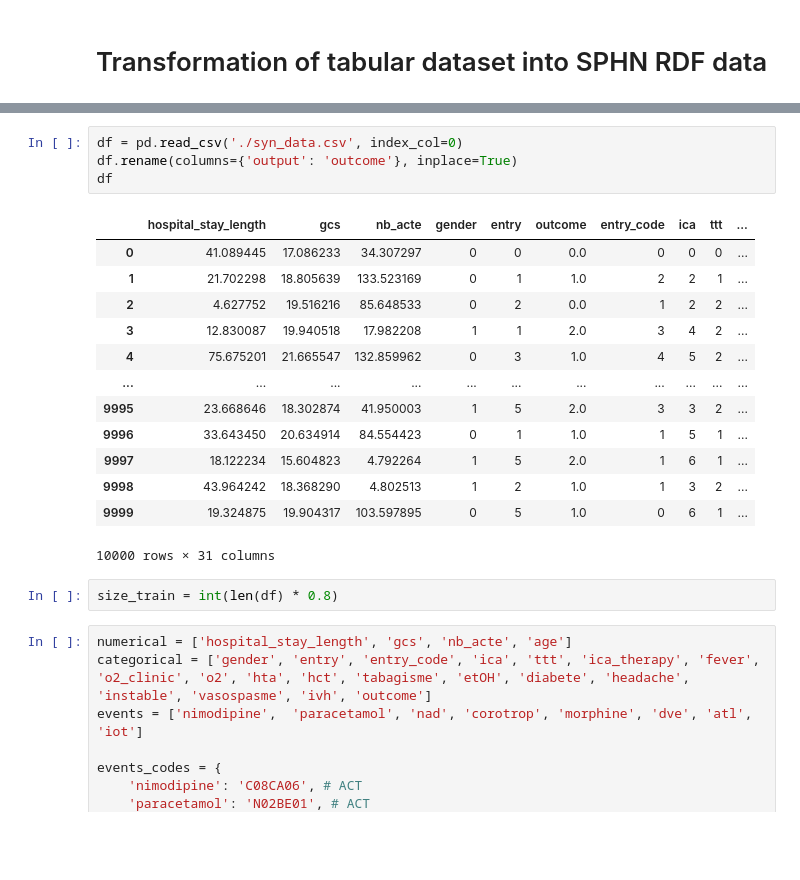
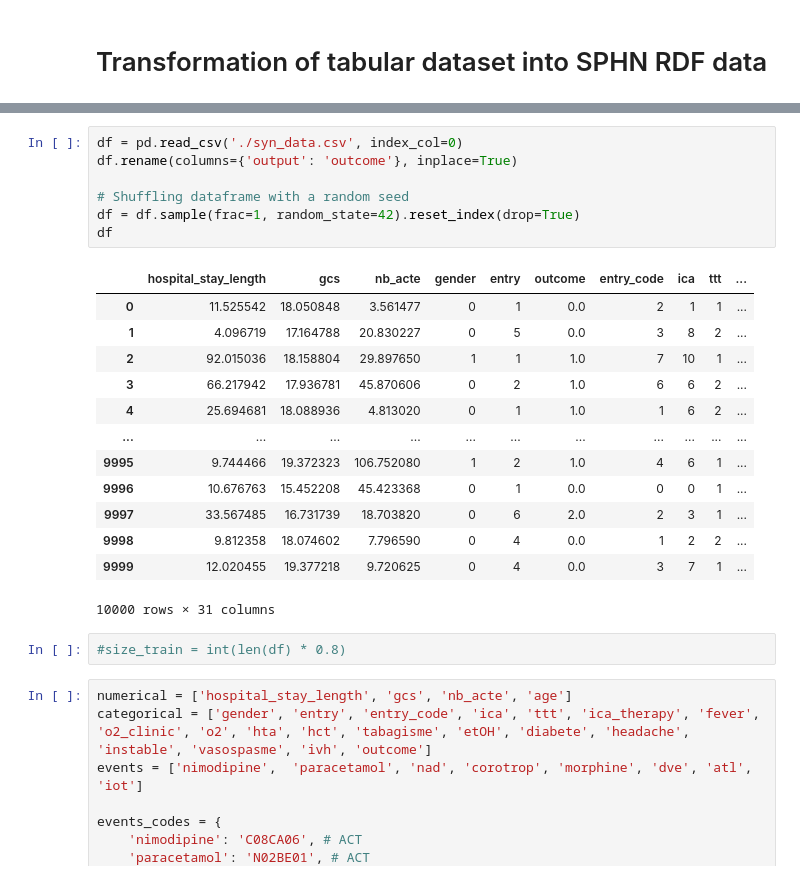
Before and after one commit to TeamHeKA/neurovasc, a Jupyter notebook: notebooks/Data Generation/SPHN_synthetic_dataset.ipynb, the cells around one changed output, grey strips where cells are left out. Cells and saved outputs as stored; diff of their text form; blank space fills up the shorter version.

```diff
--- a/notebooks/Data Generation/SPHN_synthetic_dataset.ipynb
+++ b/notebooks/Data Generation/SPHN_synthetic_dataset.ipynb
@@ -14,23 +23,26 @@ from datetime import datetime, date, timedelta
 # %%
 df = pd.read_csv('./syn_data.csv', index_col=0)
 df.rename(columns={'output': 'outcome'}, inplace=True)
+
+# Shuffling dataframe with a random seed
+df = df.sample(frac=1, random_state=42).reset_index(drop=True)
 df
 # %% [output]
 |  | hospital_stay_length | gcs | nb_acte | gender | entry | outcome | entry_code | ica | ttt | ... |
-| 0 | 41.089445 | 17.086233 | 34.307297 | 0 | 0 | 0.0 | 0 | 0 | 0 | ... |
-| 1 | 21.702298 | 18.805639 | 133.523169 | 0 | 1 | 1.0 | 2 | 2 | 1 | ... |
-| 2 | 4.627752 | 19.516216 | 85.648533 | 0 | 2 | 0.0 | 1 | 2 | 2 | ... |
-| 3 | 12.830087 | 19.940518 | 17.982208 | 1 | 1 | 2.0 | 3 | 4 | 2 | ... |
-| 4 | 75.675201 | 21.665547 | 132.859962 | 0 | 3 | 1.0 | 4 | 5 | 2 | ... |
+| 0 | 11.525542 | 18.050848 | 3.561477 | 0 | 1 | 0.0 | 2 | 1 | 1 | ... |
+| 1 | 4.096719 | 17.164788 | 20.830227 | 0 | 5 | 0.0 | 3 | 8 | 2 | ... |
+| 2 | 92.015036 | 18.158804 | 29.897650 | 1 | 1 | 1.0 | 7 | 10 | 1 | ... |
+| 3 | 66.217942 | 17.936781 | 45.870606 | 0 | 2 | 1.0 | 6 | 6 | 2 | ... |
+| 4 | 25.694681 | 18.088936 | 4.813020 | 0 | 1 | 1.0 | 1 | 6 | 2 | ... |
 | ... | ... | ... | ... | ... | ... | ... | ... | ... | ... | ... |
-| 9995 | 23.668646 | 18.302874 | 41.950003 | 1 | 5 | 2.0 | 3 | 3 | 2 | ... |
-| 9996 | 33.643450 | 20.634914 | 84.554423 | 0 | 1 | 1.0 | 1 | 5 | 1 | ... |
-| 9997 | 18.122234 | 15.604823 | 4.792264 | 1 | 5 | 2.0 | 1 | 6 | 1 | ... |
-| 9998 | 43.964242 | 18.368290 | 4.802513 | 1 | 2 | 1.0 | 1 | 3 | 2 | ... |
-| 9999 | 19.324875 | 19.904317 | 103.597895 | 0 | 5 | 1.0 | 0 | 6 | 1 | ... |
+| 9995 | 9.744466 | 19.372323 | 106.752080 | 1 | 2 | 1.0 | 4 | 6 | 1 | ... |
+| 9996 | 10.676763 | 15.452208 | 45.423368 | 0 | 1 | 0.0 | 0 | 0 | 1 | ... |
+| 9997 | 33.567485 | 16.731739 | 18.703820 | 0 | 6 | 2.0 | 2 | 3 | 1 | ... |
+| 9998 | 9.812358 | 18.074602 | 7.796590 | 0 | 4 | 0.0 | 1 | 2 | 2 | ... |
+| 9999 | 12.020455 | 19.377218 | 9.720625 | 0 | 4 | 0.0 | 3 | 7 | 1 | ... |
 10000 rows × 31 columns
 # %%
-size_train = int(len(df) * 0.8)
+#size_train = int(len(df) * 0.8)
 # %%
 numerical = ['hospital_stay_length', 'gcs', 'nb_acte', 'age']
 categorical = ['gender', 'entry', 'entry_code', 'ica', 'ttt', 'ica_therapy', 'fever', 'o2_clinic', 'o2', 'hta', 'hct', 'tabagisme', 'etOH', 'diabete', 'headache', 'instable', 'vasospasme', 'ivh', 'outcome']
```
Also changed, not shown: parts of 11 cells of this notebook, 2 other files.
